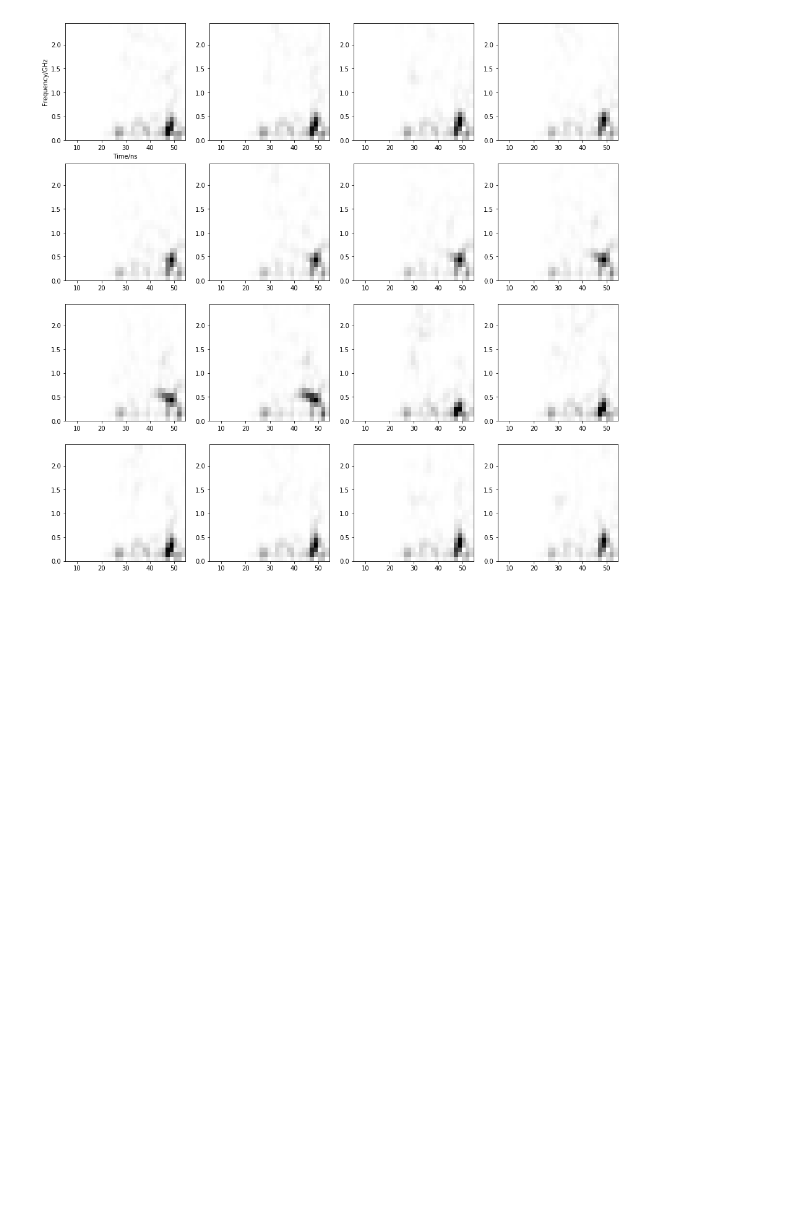
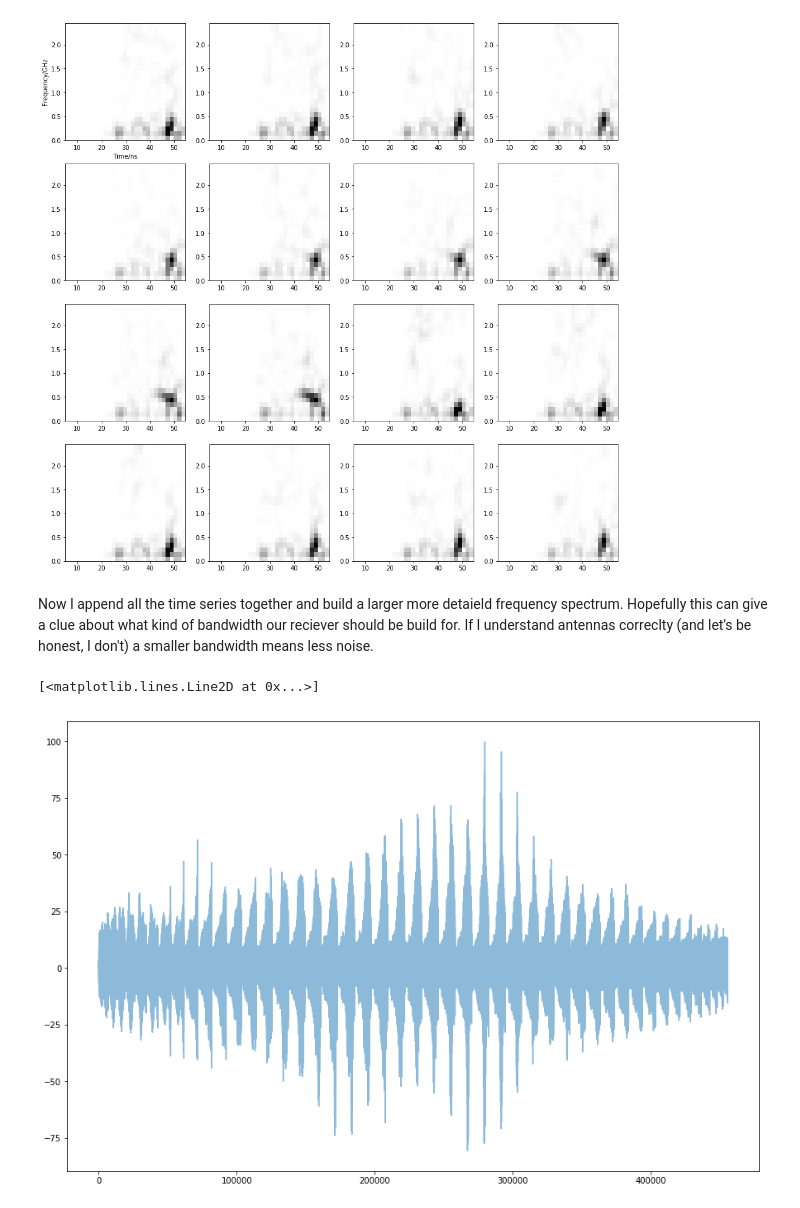
Before and after one commit to imaging-atmospheric-radio-telescope/imaging_atmospheric_radio_telescope, a Jupyter notebook: notebooks/frequency_spectra.ipynb, the cells around one changed output. Saved outputs shown, nothing was run; the diff lists cells and outputs as text; code cells hidden in the pictures; blank space fills up the shorter version.

```diff
--- a/notebooks/frequency_spectra.ipynb
+++ b/notebooks/frequency_spectra.ipynb
@@ -99,3 +111,12 @@ def plot_spectra():
 plot_spectra()
 # %% [output]
 [figure]
+# %% [markdown]
+Now I append all the time series together and build a larger more detaield frequency spectrum. Hopefully this can give a clue about what kind of bandwidth our reciever should be build for.
+If I understand antennas correclty (and let's be honest, I don't) a smaller bandwidth means less noise.
+# %%
+ts = np.ravel(event.raw_image_sensor_response.north)
+plt.plot(ts*1E6, alpha=0.5)
+# %% [output]
+[<matplotlib.lines.Line2D at 0x...>]
+[figure, added]
```
Also changed, not shown: parts of 15 cells of this notebook.
